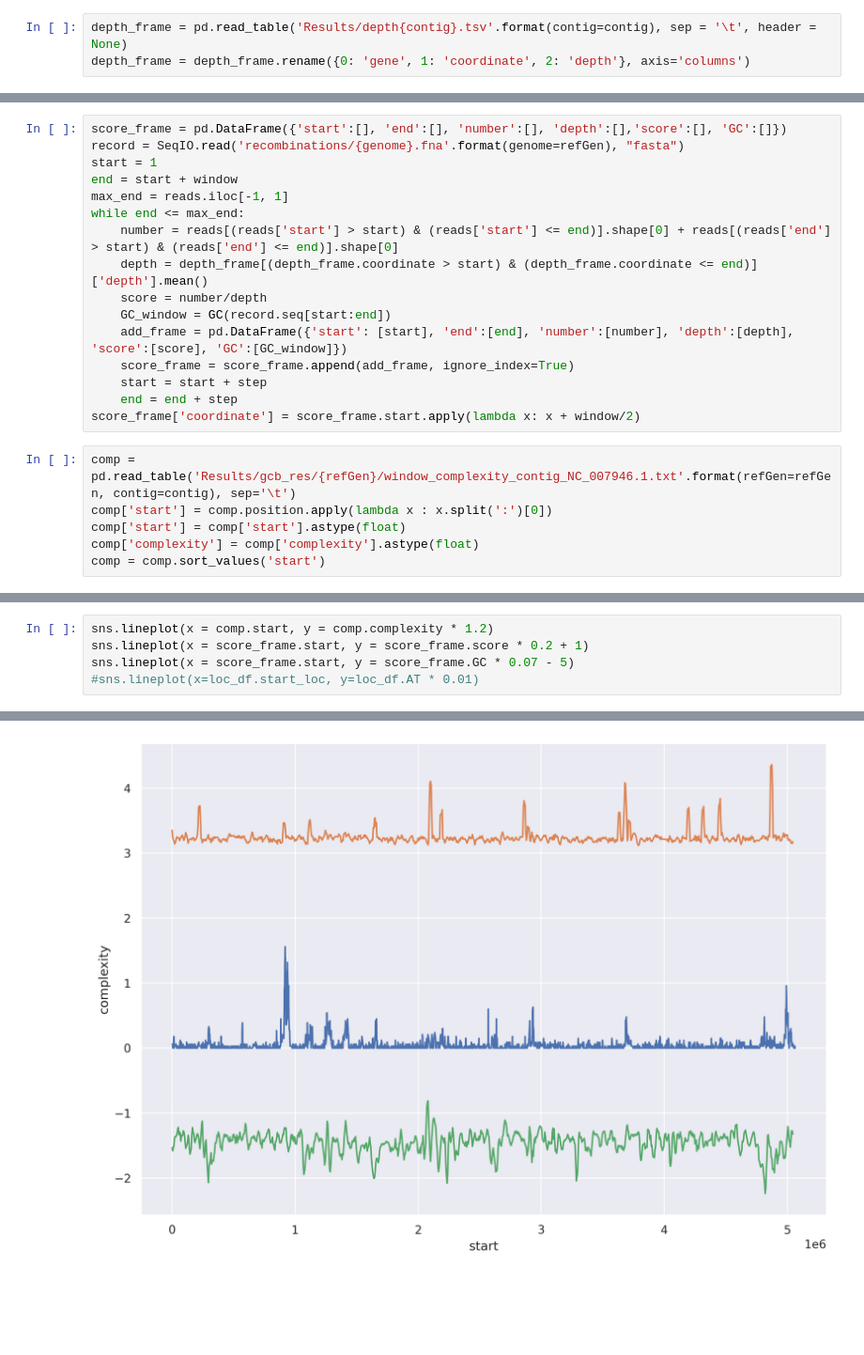
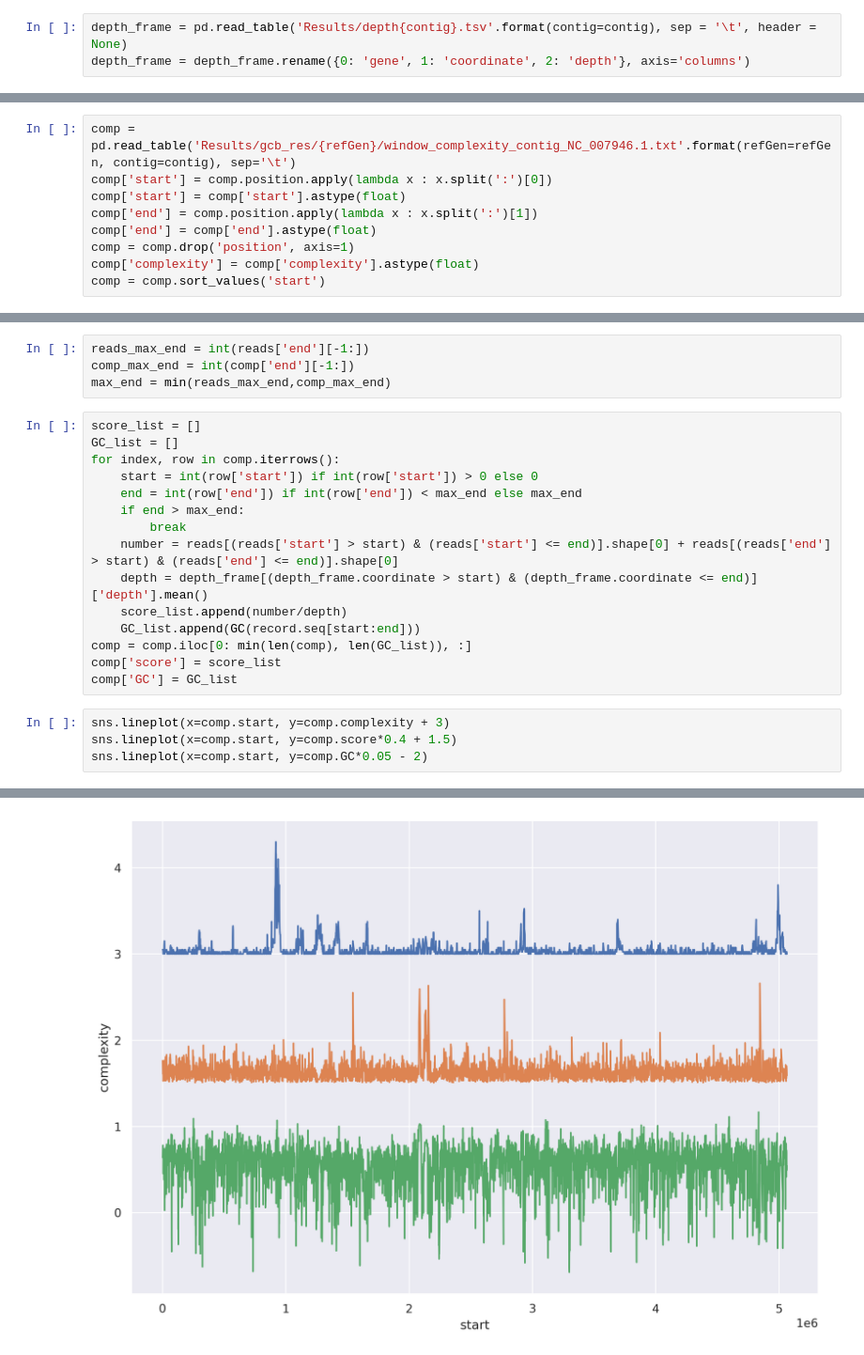
Before and after one commit to paraslonic/orthosnake, a Jupyter notebook: results.ipynb, the cells around one changed output, grey strips where cells are left out. Shown at 94% size. Saved outputs shown, nothing was run; the diff lists cells and outputs as text; blank space fills up the shorter version.

Commit message:
change alghorithm of the score computing

```diff
--- a/results.ipynb
+++ b/results.ipynb
@@ -133,22 +130,9 @@ step = 5000
-# %%
-score_frame = pd.DataFrame({'start':[], 'end':[], 'number':[], 'depth':[],'score':[], 'GC':[]})
-record = SeqIO.read('recombinations/{genome}.fna'.format(genome=refGen), "fasta")
-start = 1
-end = start + window
-max_end = reads.iloc[-1, 1]
-while end <= max_end:
-    number = reads[(reads['start'] > start) & (reads['start'] <= end)].shape[0] + reads[(reads['end'] > start) & (reads['end'] <= end)].shape[0]
-    depth = depth_frame[(depth_frame.coordinate > start) & (depth_frame.coordinate <= end)]['depth'].mean()
-    score = number/depth
-    GC_window = GC(record.seq[start:end])
-    add_frame = pd.DataFrame({'start': [start], 'end':[end], 'number':[number], 'depth':[depth], 'score':[score], 'GC':[GC_window]})
-    score_frame = score_frame.append(add_frame, ignore_index=True)
-    start = start + step
-    end = end + step
-score_frame['coordinate'] = score_frame.start.apply(lambda x: x + window/2)
 # %%
 comp = pd.read_table('Results/gcb_res/{refGen}/window_complexity_contig_NC_007946.1.txt'.format(refGen=refGen, contig=contig), sep='\t')
 comp['start'] = comp.position.apply(lambda x : x.split(':')[0])
 comp['start'] = comp['start'].astype(float)
+comp['end'] = comp.position.apply(lambda x : x.split(':')[1])
+comp['end'] = comp['end'].astype(float)
+comp = comp.drop('position', axis=1)
 comp['complexity'] = comp['complexity'].astype(float)
 comp = comp.sort_values('start')
@@ -160,8 +139,26 @@ NameError: name 'loc_df' is not defined
+# %%
+reads_max_end = int(reads['end'][-1:])
+comp_max_end = int(comp['end'][-1:])
+max_end = min(reads_max_end,comp_max_end)
+# %%
+score_list = []
+GC_list = []
+for index, row in comp.iterrows():
+    start = int(row['start']) if int(row['start']) > 0 else 0
+    end = int(row['end']) if int(row['end']) < max_end else max_end
+    if end > max_end:
+        break
+    number = reads[(reads['start'] > start) & (reads['start'] <= end)].shape[0] + reads[(reads['end'] > start) & (reads['end'] <= end)].shape[0]
+    depth = depth_frame[(depth_frame.coordinate > start) & (depth_frame.coordinate <= end)]['depth'].mean()
+    score_list.append(number/depth)
+    GC_list.append(GC(record.seq[start:end]))
+comp = comp.iloc[0: min(len(comp), len(GC_list)), :]
+comp['score'] = score_list
+comp['GC'] = GC_list
 # %%
-sns.lineplot(x = comp.start, y = comp.complexity * 1.2)
-sns.lineplot(x = score_frame.start, y = score_frame.score * 0.2 + 1)
-sns.lineplot(x = score_frame.start, y = score_frame.GC * 0.07 - 5)
-#sns.lineplot(x=loc_df.start_loc, y=loc_df.AT * 0.01)
+sns.lineplot(x=comp.start, y=comp.complexity + 3)
+sns.lineplot(x=comp.start, y=comp.score*0.4 + 1.5)
+sns.lineplot(x=comp.start, y=comp.GC*0.05 - 2)
 # %% [output]
 <AxesSubplot:xlabel='start', ylabel='complexity'>
-[figure, old version]
+[figure, new version]
```
Also changed, not shown: parts of 5 cells of this notebook.
